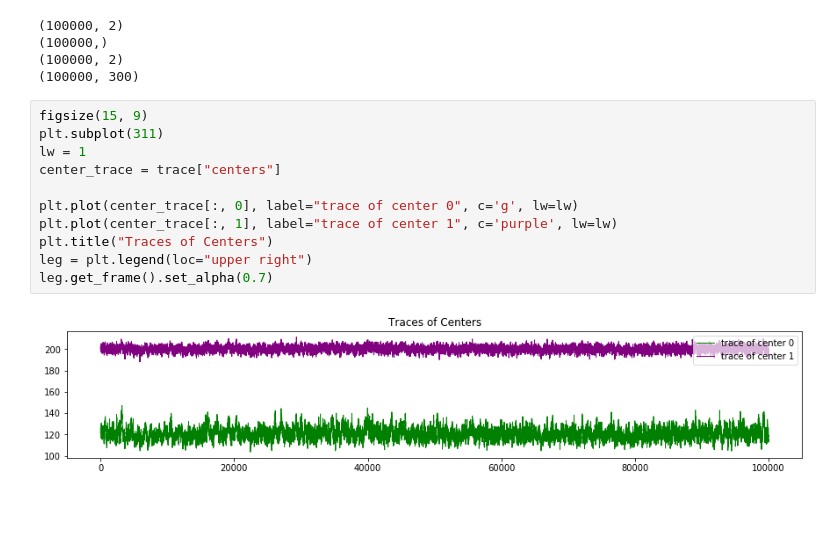
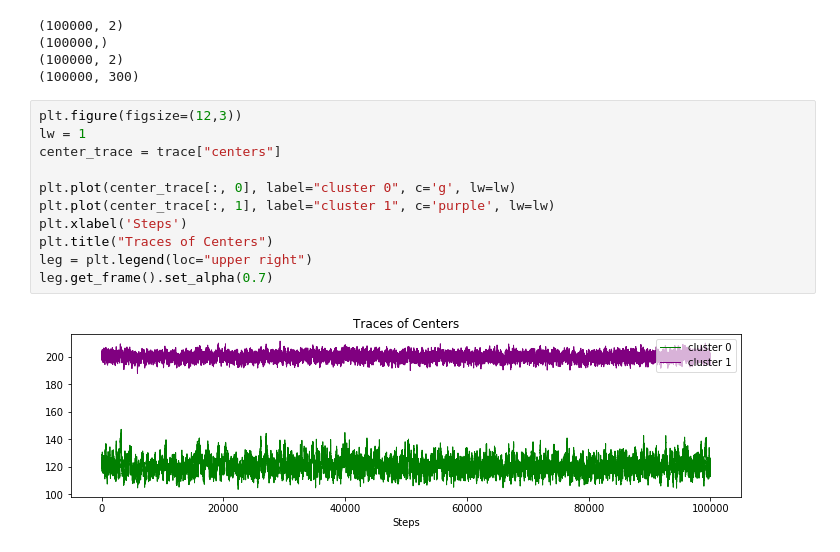
Before and after one commit to hanhanwu/Hanhan_Data_Science_Practice, a Jupyter notebook: Applied_Statistics/Learning_Notes/bayesian4fun/chapter3_expt2.ipynb, the cells around one changed output. Cells and saved outputs as stored; diff of their text form; blank space fills up the shorter version.

```diff
--- a/Applied_Statistics/Learning_Notes/bayesian4fun/chapter3_expt2.ipynb
+++ b/Applied_Statistics/Learning_Notes/bayesian4fun/chapter3_expt2.ipynb
@@ -117,15 +117,15 @@ print(trace['assignment'].shape)
 (100000, 2)
 (100000, 300)
 # %%
-figsize(15, 9)
-plt.subplot(311)
+plt.figure(figsize=(12,3))
 lw = 1
 center_trace = trace["centers"]
 
-plt.plot(center_trace[:, 0], label="trace of center 0", c='g', lw=lw)
-plt.plot(center_trace[:, 1], label="trace of center 1", c='purple', lw=lw)
+plt.plot(center_trace[:, 0], label="cluster 0", c='g', lw=lw)
+plt.plot(center_trace[:, 1], label="cluster 1", c='purple', lw=lw)
+plt.xlabel('Steps')
 plt.title("Traces of Centers")
 leg = plt.legend(loc="upper right")
 leg.get_frame().set_alpha(0.7)
 # %% [output]
-[figure, old version]
+[figure, new version]
```
Also changed, not shown: parts of 2 cells of this notebook.
